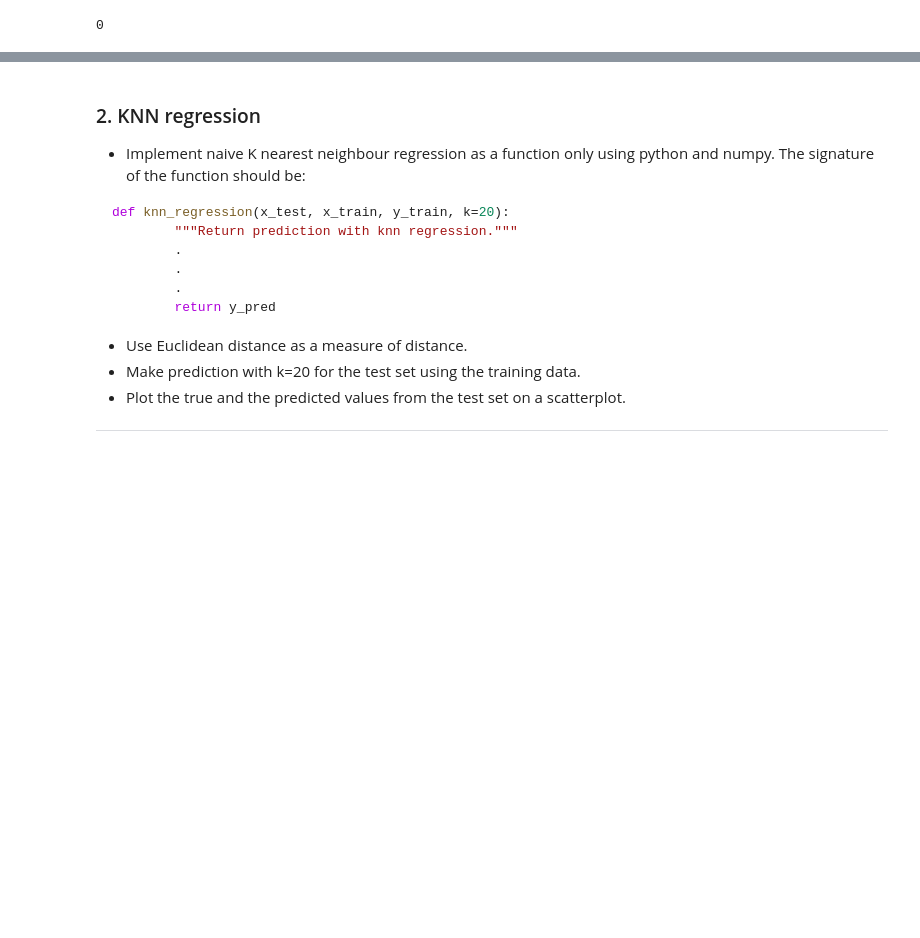
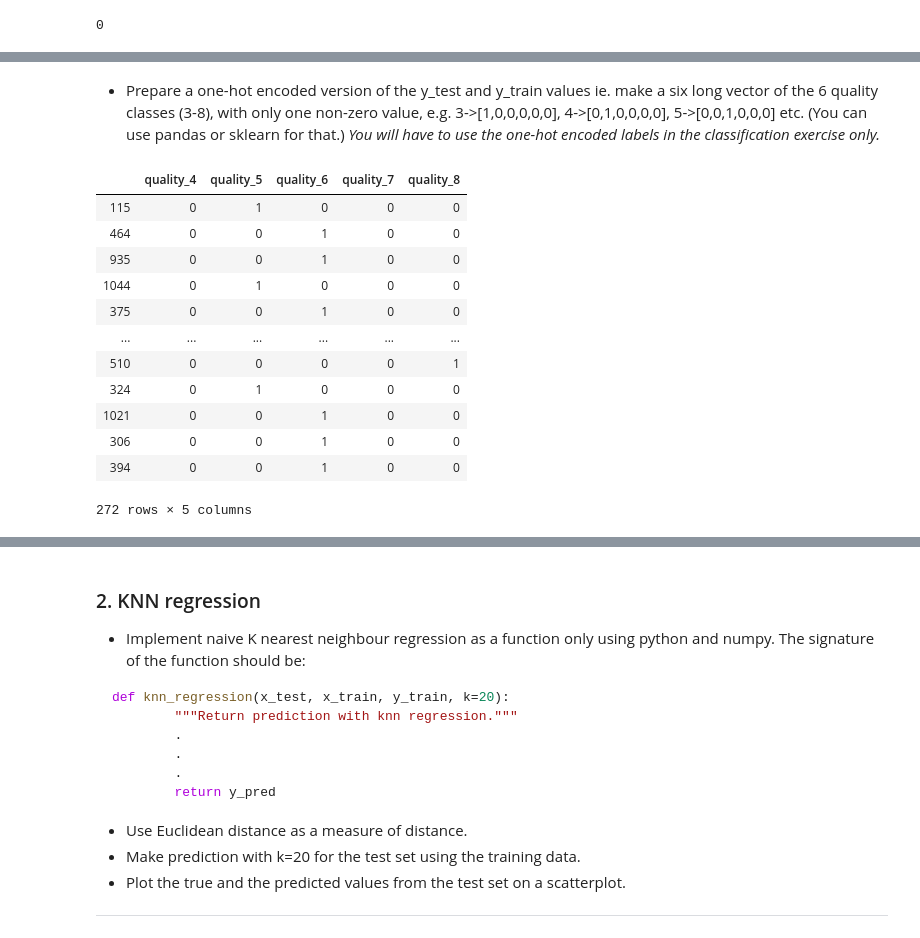
Before and after one commit to barnabasp/ML_Course, a Jupyter notebook: 3/lab03.ipynb, the cells around one changed output, grey strips where cells are left out. Saved outputs shown, nothing was run; the diff lists cells and outputs as text; code cells hidden in the pictures; blank space fills up the shorter version.

```diff
--- a/3/lab03.ipynb
+++ b/3/lab03.ipynb
@@ -123 +123,21 @@ y_test
 Name: quality, Length: 272, dtype: int64
+# %% [markdown]
+- Prepare a one-hot encoded version of the y_test and y_train values ie. make a six long vector of the 6 quality classes (3-8), with only one non-zero value, e.g. 3->[1,0,0,0,0,0], 4->[0,1,0,0,0,0], 5->[0,0,1,0,0,0] etc. (You can use pandas or sklearn for that.) *You will have to use the one-hot encoded labels in the classification exercise only.*
+# %%
+onehot_test = pd.get_dummies(y_test, prefix='quality')
+onehot_train = pd.get_dummies(y_train, prefix='quality')
+onehot_test
+# %% [output]
+|  | quality_4 | quality_5 | quality_6 | quality_7 | quality_8 |
+| 115 | 0 | 1 | 0 | 0 | 0 |
+| 464 | 0 | 0 | 1 | 0 | 0 |
+| 935 | 0 | 0 | 1 | 0 | 0 |
+| 1044 | 0 | 1 | 0 | 0 | 0 |
+| 375 | 0 | 0 | 1 | 0 | 0 |
+| ... | ... | ... | ... | ... | ... |
+| 510 | 0 | 0 | 0 | 0 | 1 |
+| 324 | 0 | 1 | 0 | 0 | 0 |
+| 1021 | 0 | 0 | 1 | 0 | 0 |
+| 306 | 0 | 0 | 1 | 0 | 0 |
+| 394 | 0 | 0 | 1 | 0 | 0 |
+272 rows × 5 columns
```
Also changed, not shown: parts of 18 cells of this notebook.
